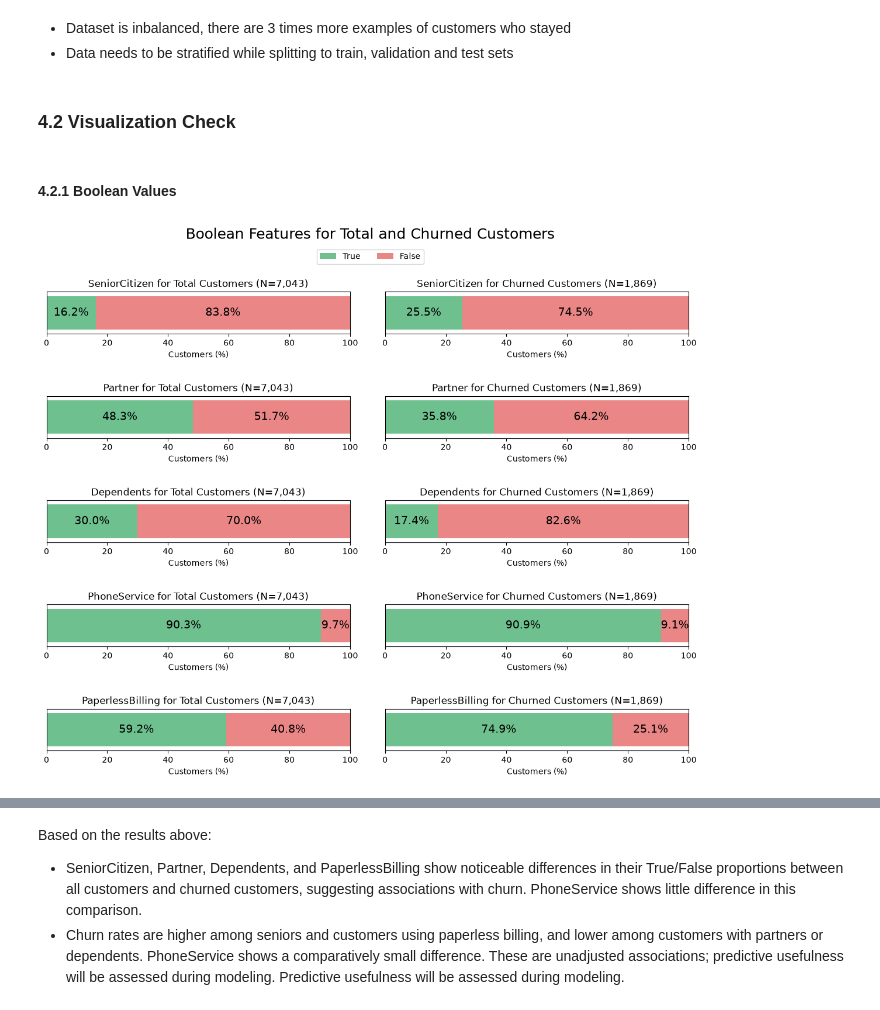
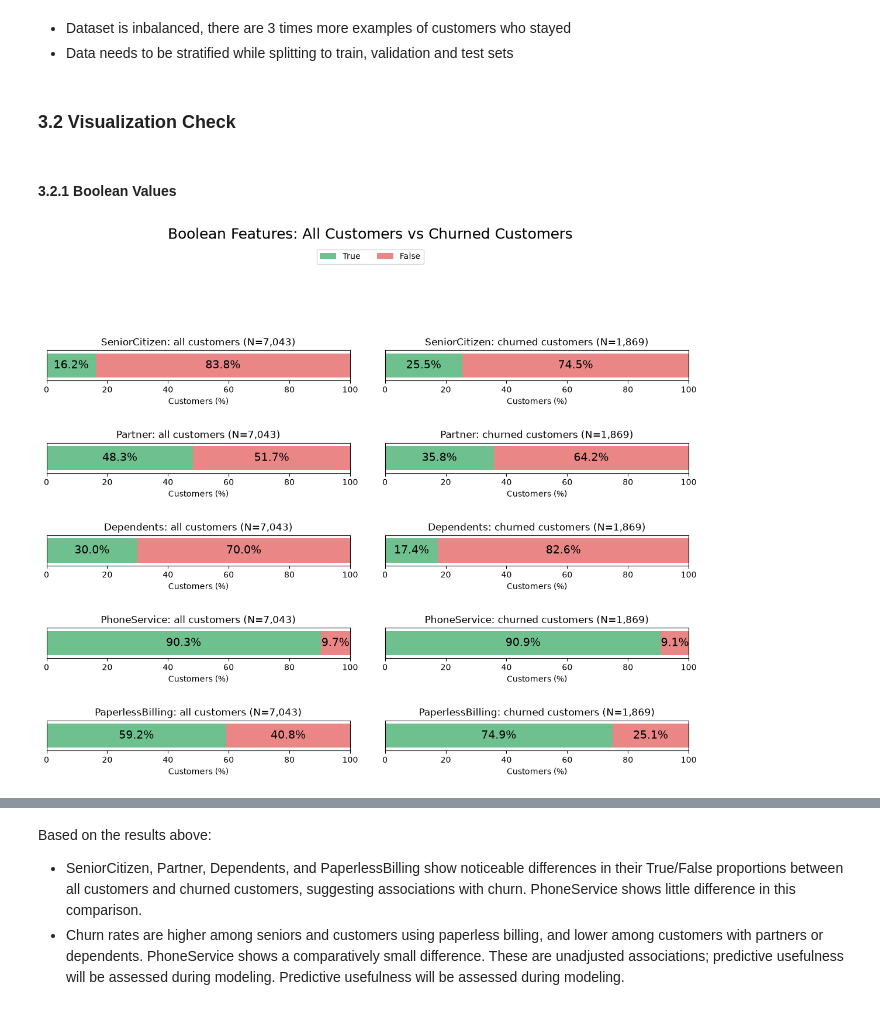
Before and after one commit to dwegrzyniak1/telco_customer_charn, a Jupyter notebook: notebooks/01_eda.ipynb, the cells around one changed output, grey strips where cells are left out. Saved outputs shown, nothing was run; the diff lists cells and outputs as text; code cells hidden in the pictures.

```diff
--- a/notebooks/01_eda.ipynb
+++ b/notebooks/01_eda.ipynb
@@ -116 +34,12 @@ def plot_proportion_bar(
+# %%
+NUMERIC_COLUMNS = ["tenure", "MonthlyCharges", "TotalCharges"]
+BOOLEAN_COLUMNS = [
+    "SeniorCitizen", "Partner", "Dependents", "PhoneService", "PaperlessBilling",
+]
+CATEGORICAL_COLUMNS = [
+    "gender", "MultipleLines", "InternetService", "OnlineSecurity", "OnlineBackup",
+    "Contract", "PaymentMethod", "DeviceProtection", "TechSupport", "StreamingTV",
+    "StreamingMovies",
+]
+TARGET_COLUMN = "Churn"
 # %% [markdown]
@@ -119,7 +48,9 @@ Based on information provided in kaggle dataset description:
 * **Unique values**: CustomerID
 * **Boolean values**: SeniorCitizen, Partner, Dependents, PhoneService, PaperlessBilling
 # %%
-df = read_data(DATA_PATH)
+pd.set_option('display.max_columns', None)
+
+df = pd.read_csv(DATA_PATH)
 df = convert_to_boolean(df, BOOLEAN_COLUMNS + [TARGET_COLUMN])
 df = convert_to_numeric(df, NUMERIC_COLUMNS)
 df.head()
@@ -201,48 +132,12 @@ pd.DataFrame({
 * Dataset is inbalanced, there are 3 times more examples of customers who stayed
 * Data needs to be stratified while splitting to train, validation and test sets
 # %% [markdown]
-### 4.2 Visualization Check ###
+### 3.2 Visualization Check ###
 # %% [markdown]
-#### 4.2.1 Boolean Values
+#### 3.2.1 Boolean Values
 # %%
-fig, axes = plt.subplots(
-    nrows = len(BOOLEAN_COLUMNS),
-    ncols = 2,
-    figsize = (12, 2 * len(BOOLEAN_COLUMNS)),
-    squeeze = False
-)
-
-fig.suptitle("Boolean Features for Total and Churned Customers", fontsize=18)
-
-for row, feature in enumerate(BOOLEAN_COLUMNS):
-    ax = axes[row, 0]
-
-    plot_proportion_bar(
-        ax,
-        values = df[feature],
-        title = f"{feature} for Total Customers",
-    )
-
-    ax = axes[row, 1]
-
-    plot_proportion_bar(
-            ax,
-            values = df[df['Churn'] == True][feature],
-            title = f"{feature} for Churned Customers",
-        )
-
-handles, labels = axes[0, 0].get_legend_handles_labels()
-
-fig.legend(
-    handles,
-    labels,
-    loc="upper center",
-    bbox_to_anchor=(0.5, 0.95),
-    ncol=2,
-)
-
-plt.tight_layout(pad=3.0)
+fig = plot_boolean_feature_composition(df, BOOLEAN_COLUMNS, TARGET_COLUMN)
 plt.show()
 # %% [output]
-[figure, old version]
+[figure, new version]
 # %%
```
Also changed, not shown: parts of 20 cells of this notebook, 8 other files.
